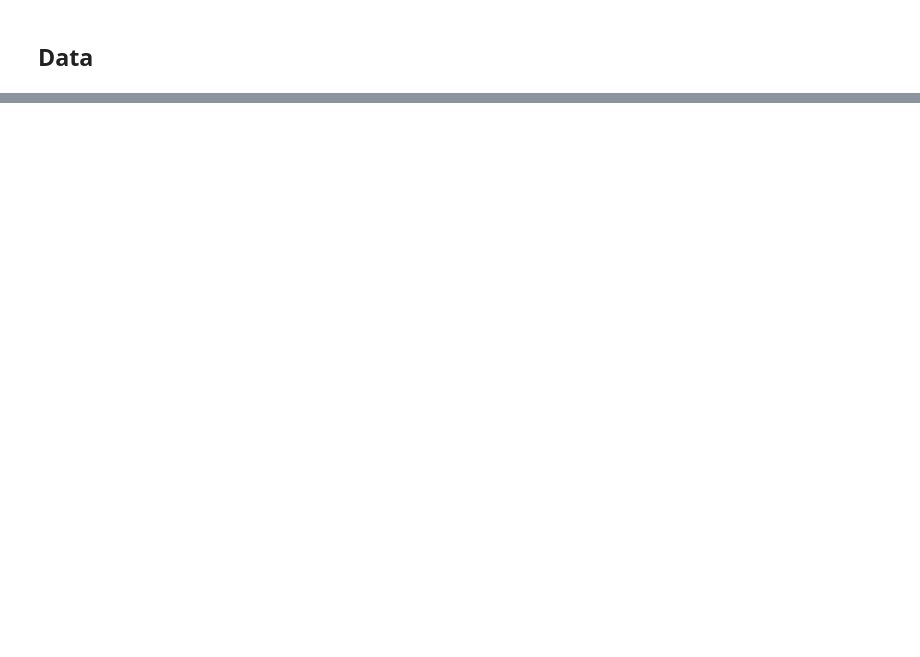
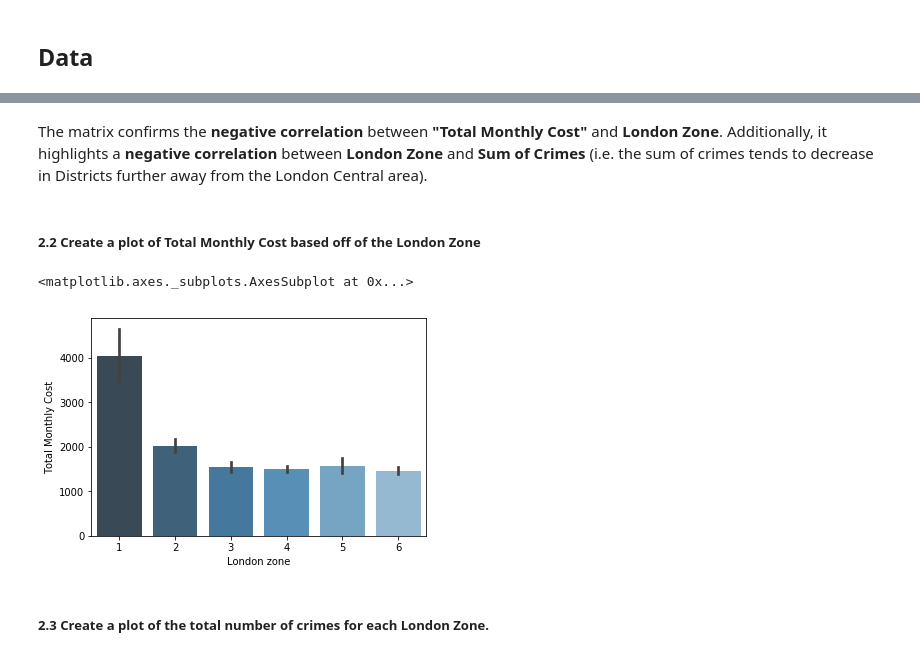
Before and after one commit to BeppeBM/Coursera_Capstone, a Jupyter notebook: CapstoneProject_BattleOfTheNeighborhoods.ipynb, the cells around one changed output, grey strips where cells are left out. Drawn from its saved outputs; the diff is of its cells as text; code cells hidden in the pictures; blank space fills up the shorter version.

```diff
--- a/CapstoneProject_BattleOfTheNeighborhoods.ipynb
+++ b/CapstoneProject_BattleOfTheNeighborhoods.ipynb
@@ -20,0 +226,3 @@ From this database it is possible to extract all required geographical details f
+# %%
+London_df_final = London_df_merged_four.merge(London_crime_clean, how='left')
+London_df_final.head()
@@ -20,0 +293,12 @@ From this database it is possible to extract all required geographical details f
+# %% [markdown]
+The matrix confirms the __negative correlation__ between __"Total Monthly Cost"__ and __London Zone__.
+Additionally, it highlights a __negative correlation__ between __London Zone__ and __Sum of Crimes__ (i.e. the sum of crimes tends to decrease in Districts further away from the London Central area).
+# %% [markdown]
+##### 2.2 Create a plot of Total Monthly Cost based off of the London Zone
+# %%
+sns.barplot(x='London zone', y='Total Monthly Cost', data=London_df_final, palette="Blues_d")
+# %% [output]
+<matplotlib.axes._subplots.AxesSubplot at 0x...>
+[figure, added]
+# %% [markdown]
+##### 2.3 Create a plot of the total number of crimes for each London Zone.
```
Also changed, not shown: parts of 71 cells of this notebook.
